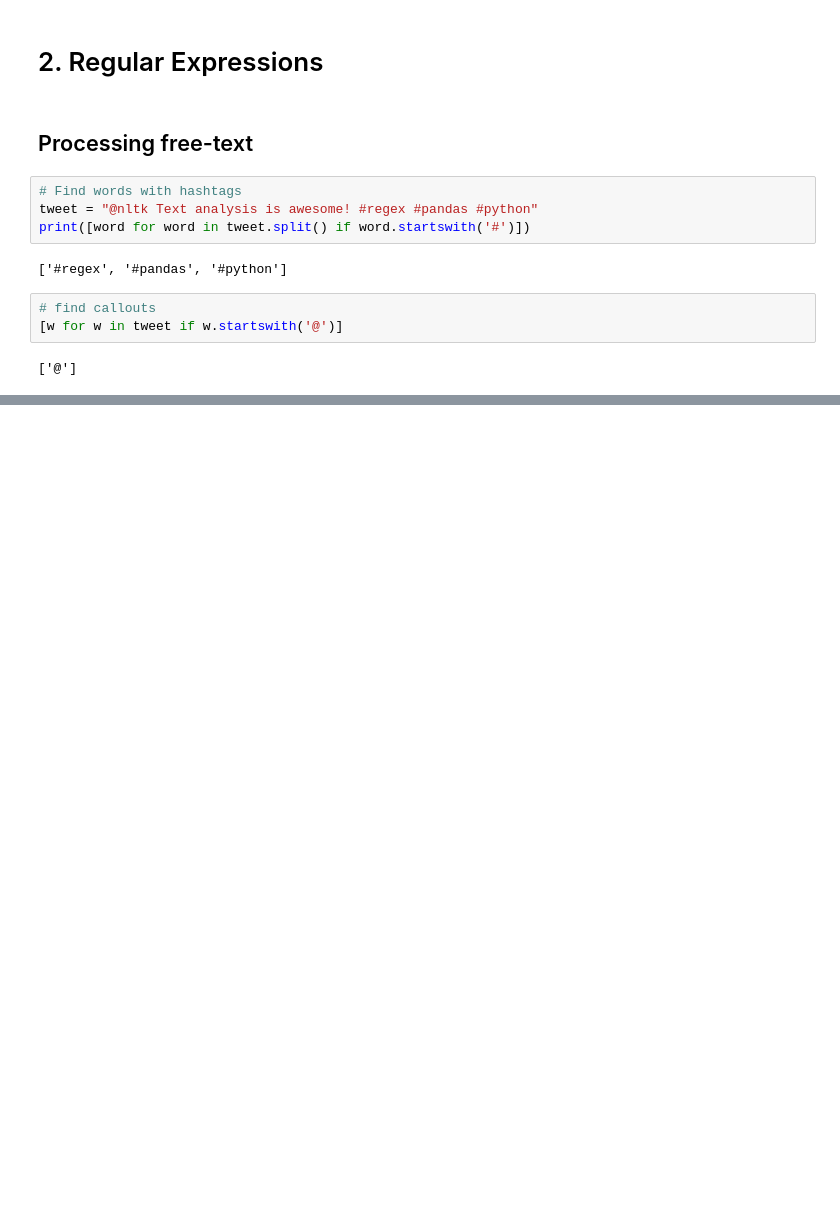
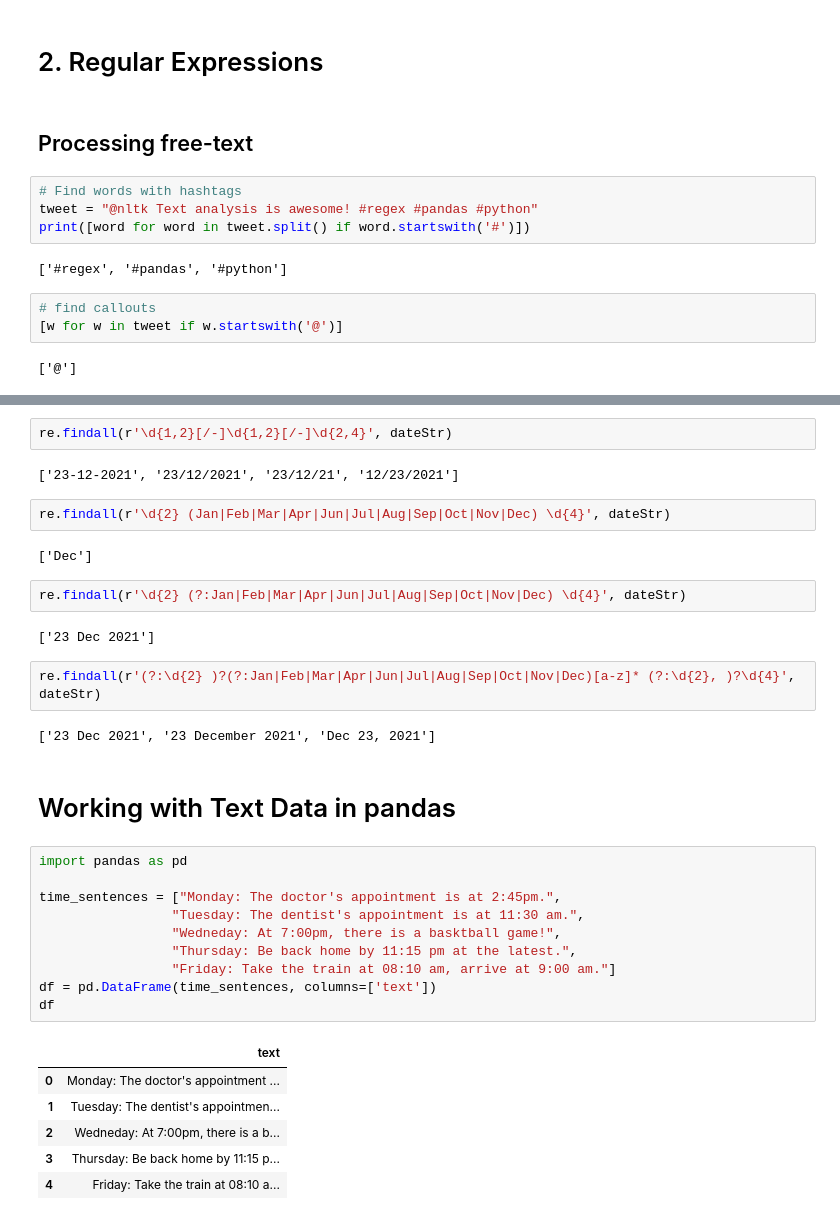
Before and after one commit to HJNVR/NLP, a Jupyter notebook: Natural Language Processing_ Reference.ipynb, the cells around one changed output, grey strips where cells are left out. Cells and saved outputs as stored; diff of their text form; blank space fills up the shorter version.

```diff
--- a/Natural Language Processing_ Reference.ipynb
+++ b/Natural Language Processing_ Reference.ipynb
@@ -242,0 +361,35 @@ print([word for word in tweet.split() if word.startswith('#')])
+# %%
+re.findall(r'\d{1,2}[/-]\d{1,2}[/-]\d{2,4}', dateStr)
+# %% [output]
+['23-12-2021', '23/12/2021', '23/12/21', '12/23/2021']
+# %%
+re.findall(r'\d{2} (Jan|Feb|Mar|Apr|Jun|Jul|Aug|Sep|Oct|Nov|Dec) \d{4}', dateStr)
+# %% [output]
+['Dec']
+# %%
+re.findall(r'\d{2} (?:Jan|Feb|Mar|Apr|Jun|Jul|Aug|Sep|Oct|Nov|Dec) \d{4}', dateStr)
+# %% [output]
+['23 Dec 2021']
+# %%
+re.findall(r'(?:\d{2} )?(?:Jan|Feb|Mar|Apr|Jun|Jul|Aug|Sep|Oct|Nov|Dec)[a-z]* (?:\d{2}, )?\d{4}', dateStr)
+# %% [output]
+['23 Dec 2021', '23 December 2021', 'Dec 23, 2021']
+# %% [markdown]
+# Working with Text Data in pandas
+# %%
+import pandas as pd
+
+time_sentences = ["Monday: The doctor's appointment is at 2:45pm.",
+                 "Tuesday: The dentist's appointment is at 11:30 am.",
+                 "Wedneday: At 7:00pm, there is a basktball game!",
+                 "Thursday: Be back home by 11:15 pm at the latest.",
+                 "Friday: Take the train at 08:10 am, arrive at 9:00 am."]
+df = pd.DataFrame(time_sentences, columns=['text'])
+df
+# %% [output]
+|  | text |
+| 0 | Monday: The doctor's appointment ... |
+| 1 | Tuesday: The dentist's appointmen... |
+| 2 | Wedneday: At 7:00pm, there is a b... |
+| 3 | Thursday: Be back home by 11:15 p... |
+| 4 | Friday: Take the train at 08:10 a... |
```
Also changed, not shown: parts of 26 cells of this notebook.
